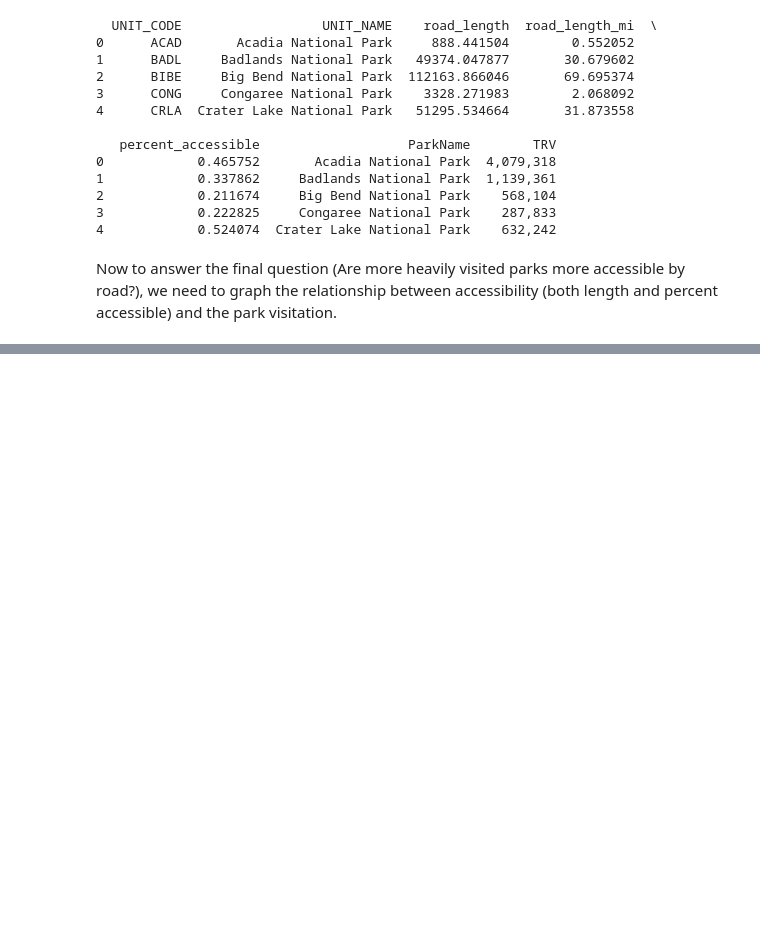
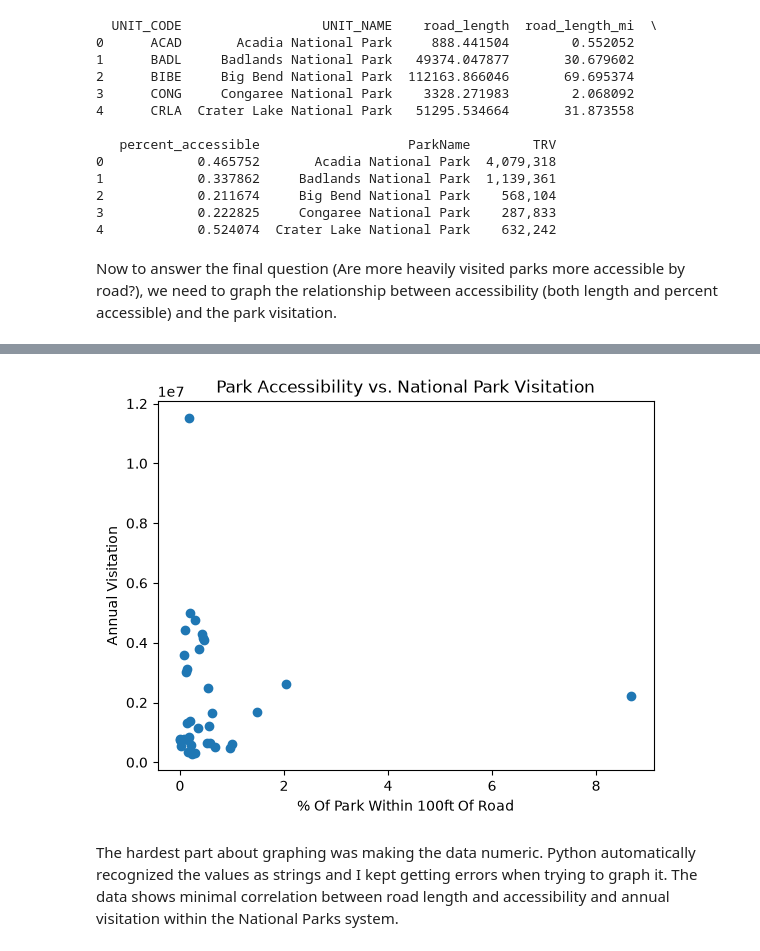
Before and after one commit to MarenKloempken/geog592-marenk, a Jupyter notebook: homework/week07/marenk-hw08.ipynb, the cells around one changed output, grey strips where cells are left out. Drawn from its saved outputs; the diff is of its cells as text; code cells hidden in the pictures; blank space fills up the shorter version.

```diff
--- a/homework/week07/marenk-hw08.ipynb
+++ b/homework/week07/marenk-hw08.ipynb
@@ -409,0 +425,15 @@ Now to answer the final question (Are more heavily visited parks more accessible
+# %%
+final_data["percent_accessible"] = pd.to_numeric(final_data["percent_accessible"], errors="coerce")
+
+final_data["TRV"] = pd.to_numeric(final_data["TRV"].astype(str).str.replace(",", "", regex=False),errors="coerce")
+
+plt.scatter(final_data["percent_accessible"], final_data["TRV"])
+
+plt.title("Park Accessibility vs. National Park Visitation")
+plt.xlabel("% Of Park Within 100ft Of Road")
+plt.ylabel("Annual Visitation")
+plt.show()
+# %% [output]
+[figure, added]
+# %% [markdown]
+The hardest part about graphing was making the data numeric. Python automatically recognized the values as strings and I kept getting errors when trying to graph it. The data shows minimal correlation between road length and accessibility and annual visitation within the National Parks system.
```
Also changed, not shown: parts of 5 cells of this notebook.
